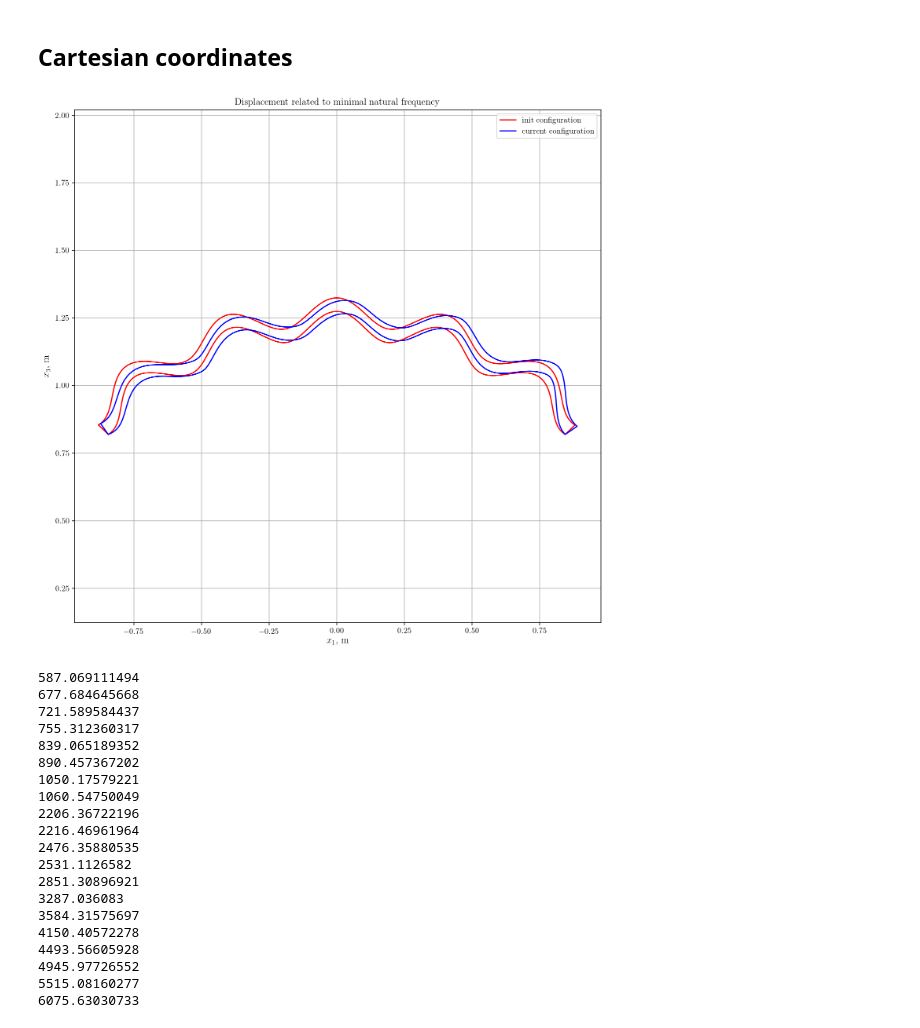
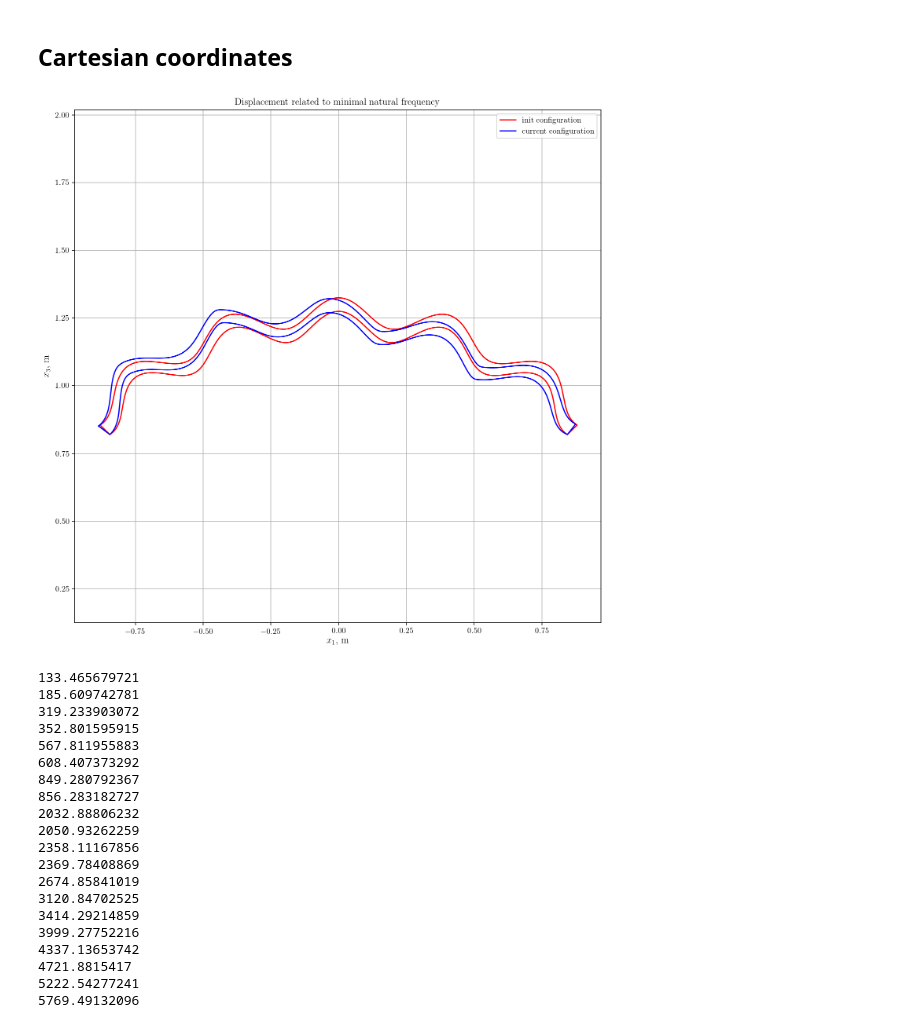
Before and after one commit to tarashor/vibrations, a Jupyter notebook: py/notebooks/LinearSol2DFEM.ipynb, the cells around one changed output. Cells and saved outputs as stored; diff of their text form; code cells hidden in the pictures.

```diff
--- a/py/notebooks/LinearSol2DFEM.ipynb
+++ b/py/notebooks/LinearSol2DFEM.ipynb
@@ -109,53 +109,53 @@ def solve(geometry, thickness, linear, N_width, N_height):
     mesh = me.Mesh.generate(width, layers, N_width, N_height, m.Model.FIXED_BOTTOM_LEFT_RIGHT_POINTS)
     lam, vec = s.solve(model, mesh, stiffness_matrix, mass_matrix)
     return lam, vec, mesh, geometry
 
 
 width = 2
 curvature = 0.8
 thickness = 0.05
 
 corrugation_amplitude = 0.05
 corrugation_frequency = 20
 
 geometry = g.General(width, curvature, corrugation_amplitude, corrugation_frequency)
 
-N_width = 100
-N_height = 4
+N_width = 600
+N_height = 2
 
 
 lam, vec, mesh, geometry = solve(geometry, thickness, False, N_width, N_height)
 results = s.convert_to_results(lam, vec, mesh, geometry)
 
 results_index = 0
 
 plot.plot_init_and_deformed_geometry_in_cartesian(results[results_index], 0, width, -thickness / 2, thickness / 2, 0, geometry.to_cartesian_coordinates)
 
 to_print = 20
 if (len(results) < to_print):
     to_print = len(results)
 
 for i in range(to_print):
     print(results[i].rad_per_sec_to_Hz(results[i].freq))
 # %% [output]
-[figure, old version]
+[figure, new version]
-587.069111494
-677.684645668
-721.589584437
-755.312360317
-839.065189352
-890.457367202
-1050.17579221
-1060.54750049
-2206.36722196
-2216.46961964
-2476.35880535
-2531.1126582
-2851.30896921
-3287.036083
-3584.31575697
-4150.40572278
-4493.56605928
-4945.97726552
-5515.08160277
-6075.63030733
+133.465679721
+185.609742781
+319.233903072
+352.801595915
+567.811955883
+608.407373292
+849.280792367
+856.283182727
+2032.88806232
+2050.93262259
+2358.11167856
+2369.78408869
+2674.85841019
+3120.84702525
+3414.29214859
+3999.27752216
+4337.13653742
+4721.8815417
+5222.54277241
+5769.49132096
```
Also changed, not shown: 3 other files.
